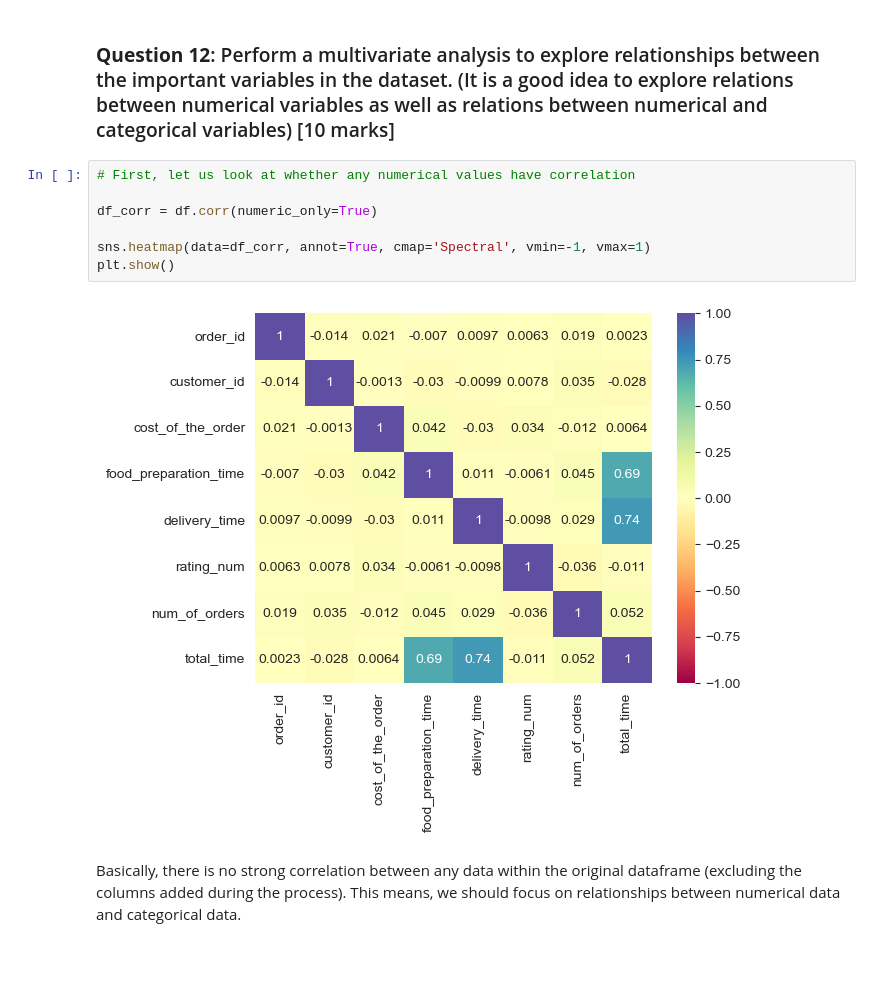
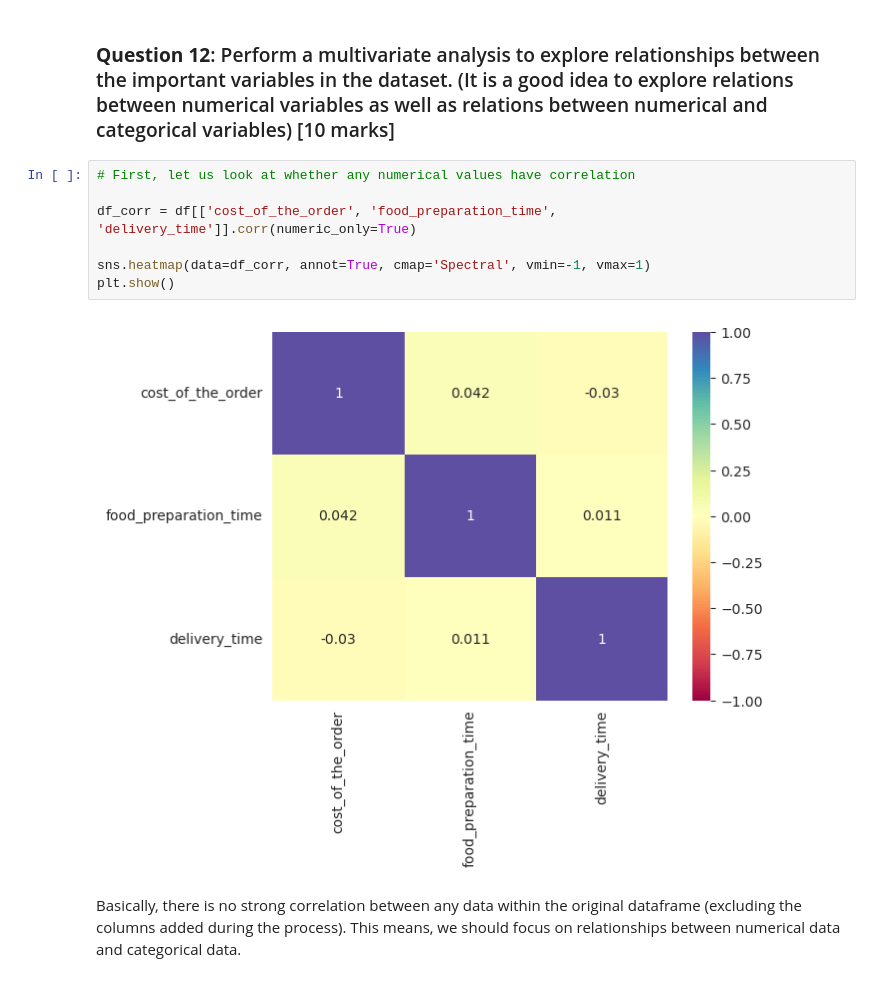
Before and after one commit to tinlong/AIML, a Jupyter notebook: Python Foundations/Project 1/PYF_Project_LearnerNotebook_FullCode.ipynb, the cells around one changed output. Saved outputs shown, nothing was run; the diff lists cells and outputs as text.

```diff
--- a/Python Foundations/Project 1/PYF_Project_LearnerNotebook_FullCode.ipynb
+++ b/Python Foundations/Project 1/PYF_Project_LearnerNotebook_FullCode.ipynb
@@ -453,12 +464,12 @@ Here are the 3 customers ordering the most:
 # %%
 # First, let us look at whether any numerical values have correlation
 
-df_corr = df.corr(numeric_only=True)
+df_corr = df[['cost_of_the_order', 'food_preparation_time', 'delivery_time']].corr(numeric_only=True)
 
 sns.heatmap(data=df_corr, annot=True, cmap='Spectral', vmin=-1, vmax=1)
 plt.show()
 # %% [output]
-[figure, old version]
+[figure, new version]
 # %% [markdown]
 Basically, there is no strong correlation between any data within the original dataframe (excluding the columns added during the process). This means, we should focus on relationships between numerical data and categorical data.
 # %%
```
Also changed, not shown: parts of 27 cells of this notebook.
